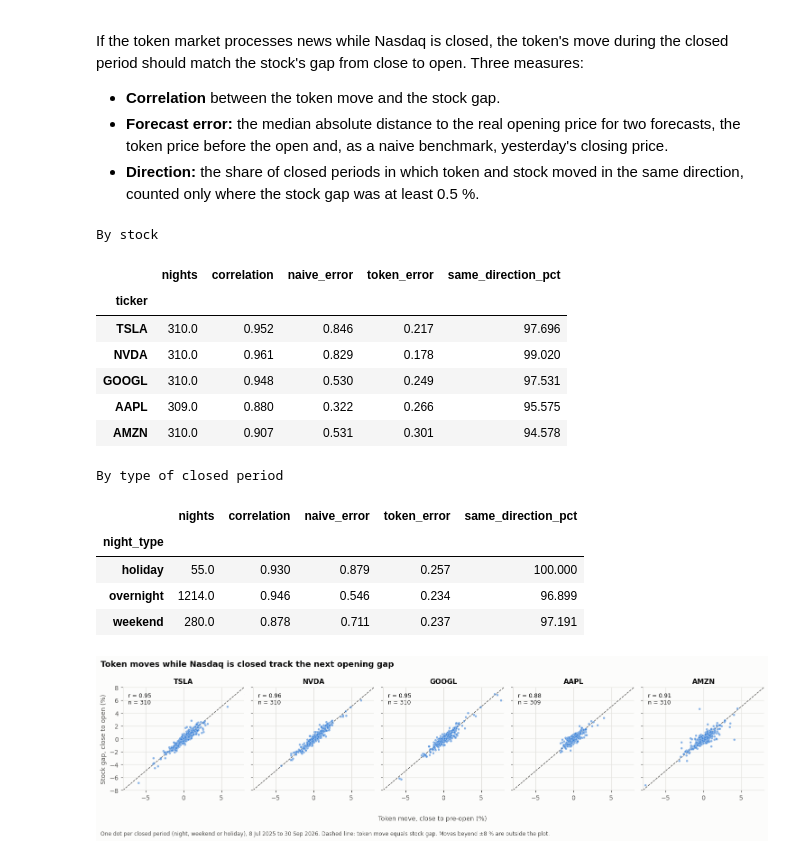
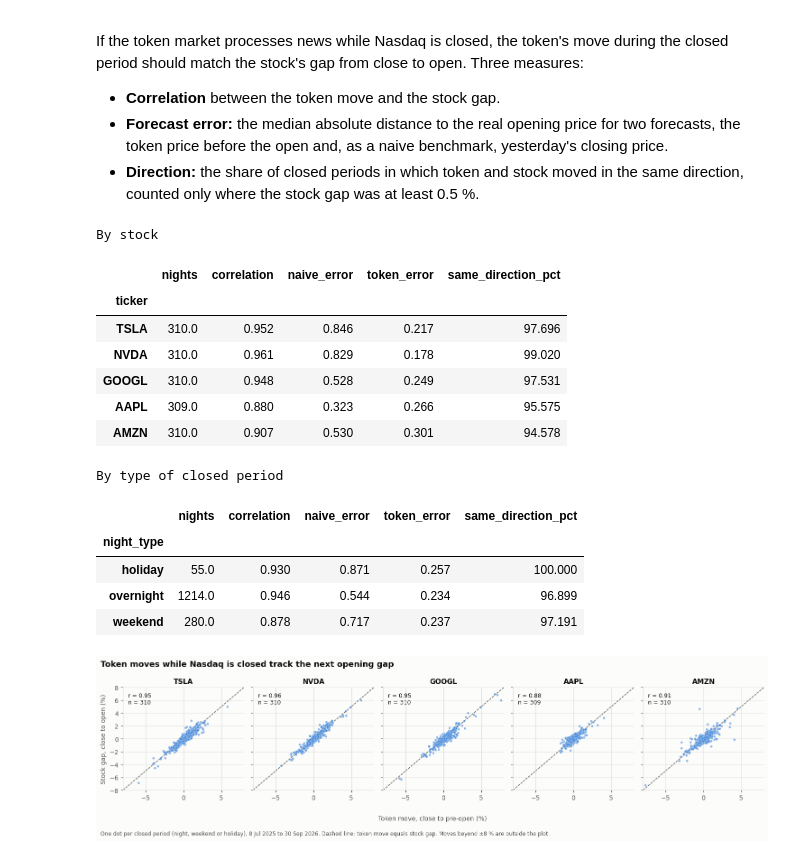
Before and after one commit to Amirhouschang/tokenized-vs-nasdaq-stocks-after-hours, a Jupyter notebook: tokenized_vs_nasdaq_after_hours.ipynb, the cells around one changed output. Cells and saved outputs as stored; diff of their text form; code cells hidden in the pictures.

```diff
--- a/tokenized_vs_nasdaq_after_hours.ipynb
+++ b/tokenized_vs_nasdaq_after_hours.ipynb
@@ -659,38 +659,39 @@ If the token market processes news while Nasdaq is closed, the token's move duri
 # %%
 def prediction_quality(g):
     g = g.dropna(subset=["token_move_pct", "stock_gap_pct"])
     real_gap = g[g["stock_gap_pct"].abs() >= 0.5]
+    naive_error = 100 * (g["stock_close"] / g["stock_open"] - 1)  # distance to the real open, like pre_open_error_pct
     return pd.Series({
         "nights": len(g),
         "correlation": g["token_move_pct"].corr(g["stock_gap_pct"]),
-        "naive_error": g["stock_gap_pct"].abs().median(),        # forecast: open = yesterday's close
+        "naive_error": naive_error.abs().median(),               # forecast: open = yesterday's close
         "token_error": g["pre_open_error_pct"].abs().median(),   # forecast: open = token before the open
         "same_direction_pct": 100 * (np.sign(real_gap["token_move_pct"])
                                      == np.sign(real_gap["stock_gap_pct"])).mean(),
     })
 
 q3_by_ticker = nights.groupby("ticker").apply(prediction_quality, include_groups=False).reindex(ORDER)
 q3_by_type = nights.groupby("night_type").apply(prediction_quality, include_groups=False)
 
 print("By stock")
 display(q3_by_ticker.round(3))
 print("By type of closed period")
 display(q3_by_type.round(3))
 # %% [output]
 By stock
 |  | nights | correlation | naive_error | token_error | same_direction_pct |
 | ticker |  |  |  |  |  |
 | TSLA | 310.0 | 0.952 | 0.846 | 0.217 | 97.696 |
 | NVDA | 310.0 | 0.961 | 0.829 | 0.178 | 99.020 |
-| GOOGL | 310.0 | 0.948 | 0.530 | 0.249 | 97.531 |
-| AAPL | 309.0 | 0.880 | 0.322 | 0.266 | 95.575 |
-| AMZN | 310.0 | 0.907 | 0.531 | 0.301 | 94.578 |
+| GOOGL | 310.0 | 0.948 | 0.528 | 0.249 | 97.531 |
+| AAPL | 309.0 | 0.880 | 0.323 | 0.266 | 95.575 |
+| AMZN | 310.0 | 0.907 | 0.530 | 0.301 | 94.578 |
 By type of closed period
 |  | nights | correlation | naive_error | token_error | same_direction_pct |
 | night_type |  |  |  |  |  |
-| holiday | 55.0 | 0.930 | 0.879 | 0.257 | 100.000 |
-| overnight | 1214.0 | 0.946 | 0.546 | 0.234 | 96.899 |
-| weekend | 280.0 | 0.878 | 0.711 | 0.237 | 97.191 |
+| holiday | 55.0 | 0.930 | 0.871 | 0.257 | 100.000 |
+| overnight | 1214.0 | 0.946 | 0.544 | 0.234 | 96.899 |
+| weekend | 280.0 | 0.878 | 0.717 | 0.237 | 97.191 |
 # %%
 LIMIT = 8
 fig, axes = plt.subplots(1, 5, figsize=(15, 4), sharex=True, sharey=True)
```
Also changed, not shown: parts of 1 cell of this notebook, 5 other files.
